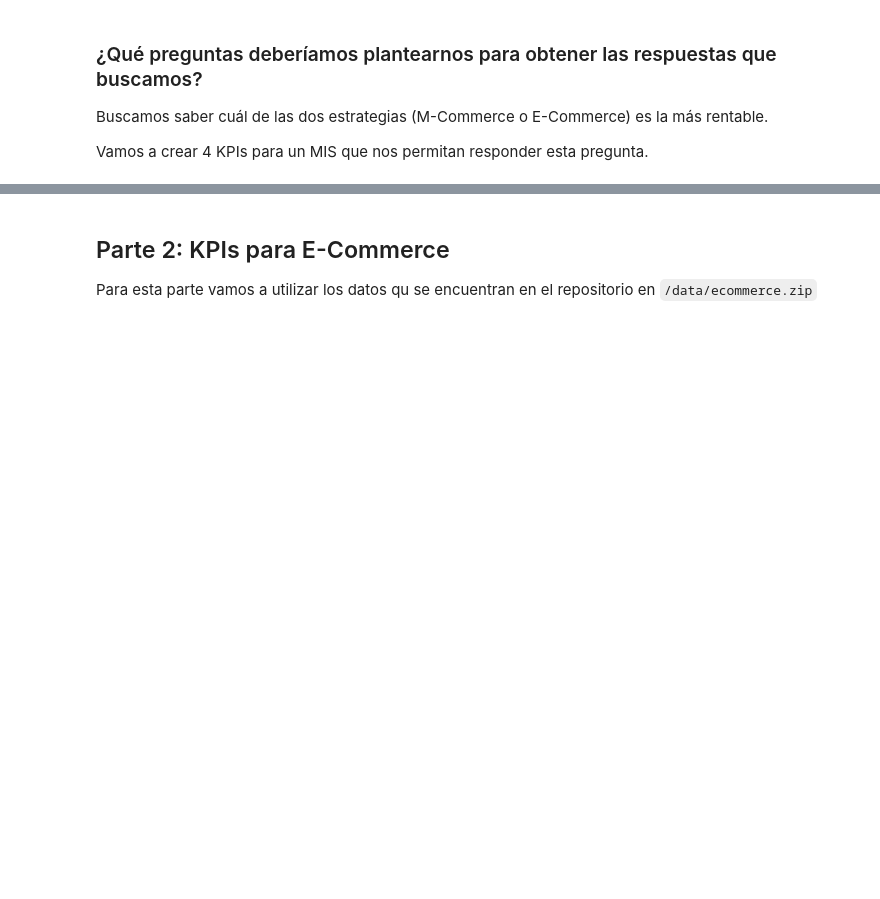
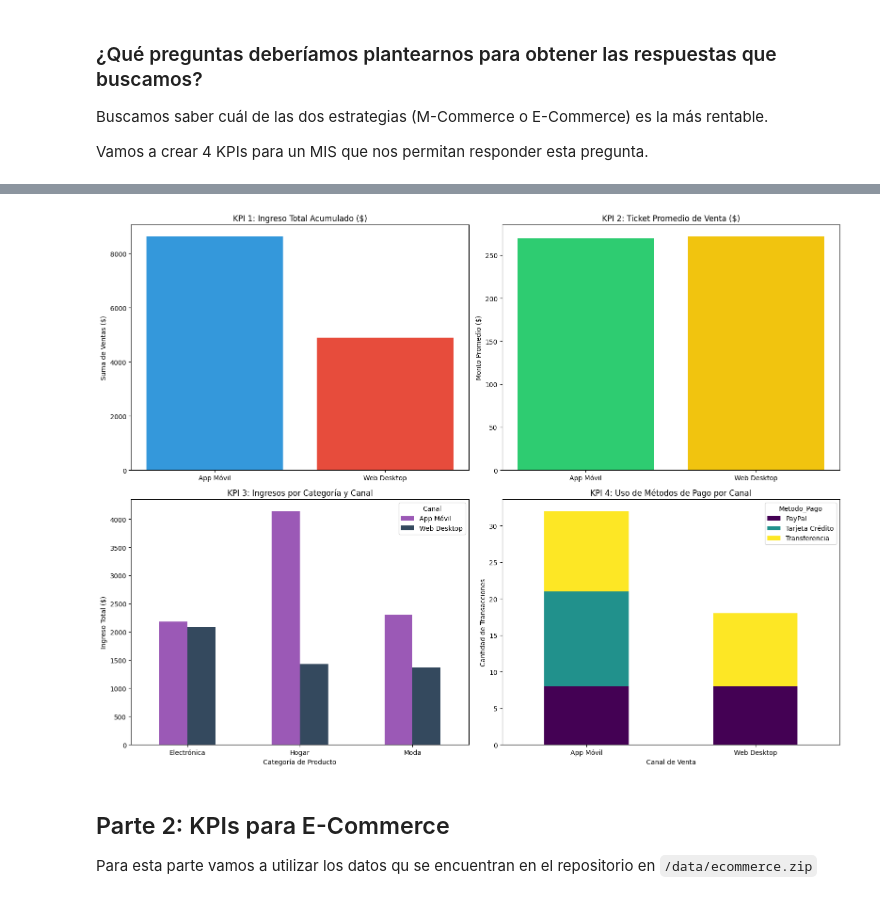
Before and after one commit to gabrielquilachaminds-cloud/Gabriel-Quilachamin---Negocios-DIgitales, a Jupyter notebook: notebooks/02_ebusiness.ipynb, the cells around one changed output, grey strips where cells are left out. Cells and saved outputs as stored; diff of their text form; code cells hidden in the pictures; blank space fills up the shorter version.

```diff
--- a/notebooks/02_ebusiness.ipynb
+++ b/notebooks/02_ebusiness.ipynb
@@ -49,3 +69,42 @@ Vamos a crear 4 KPIs para un MIS que nos permitan responder esta pregunta.
+# %%
+import matplotlib.pyplot as plt
+
+fig, axes = plt.subplots(2, 2, figsize=(16, 12))
+
+# --- KPI 1: Ingreso Total por Canal ---
+kpi1_total = df.groupby('Canal')['Total_Venta'].sum()
+axes[0, 0].bar(kpi1_total.index, kpi1_total.values, color=['#3498db', '#e74c3c'])
+axes[0, 0].set_title('KPI 1: Ingreso Total Acumulado ($)')
+axes[0, 0].set_ylabel('Suma de Ventas ($)')
+
+# --- KPI 2: Ticket Promedio por Canal ---
+kpi2_promedio = df.groupby('Canal')['Total_Venta'].mean()
+axes[0, 1].bar(kpi2_promedio.index, kpi2_promedio.values, color=['#2ecc71', '#f1c40f'])
+axes[0, 1].set_title('KPI 2: Ticket Promedio de Venta ($)')
+axes[0, 1].set_ylabel('Monto Promedio ($)')
+
+# --- KPI 3: Ingresos por Categoría cruzado por Canal ---
+# Agrupamos por dos columnas y usamos unstack() para poder graficar barras juntas
+kpi3_cat = df.groupby(['Categoria', 'Canal'])['Total_Venta'].sum().unstack()
+kpi3_cat.plot(kind='bar', ax=axes[1, 0], color=['#9b59b6', '#34495e'])
+axes[1, 0].set_title('KPI 3: Ingresos por Categoría y Canal')
+axes[1, 0].set_ylabel('Ingreso Total ($)')
+axes[1, 0].set_xlabel('Categoría de Producto')
+axes[1, 0].tick_params(axis='x', rotation=0) # Para que los nombres de abajo no salgan virados
+
+# --- KPI 4: Métodos de Pago por Canal ---
+# Contamos cuántas transacciones hay por método de pago en cada canal
+kpi4_pago = df.groupby(['Canal', 'Metodo_Pago']).size().unstack(fill_value=0)
+kpi4_pago.plot(kind='bar', stacked=True, ax=axes[1, 1], colormap='viridis')
+axes[1, 1].set_title('KPI 4: Uso de Métodos de Pago por Canal')
+axes[1, 1].set_ylabel('Cantidad de Transacciones')
+axes[1, 1].set_xlabel('Canal de Venta')
+axes[1, 1].tick_params(axis='x', rotation=0)
+
+plt.tight_layout()
+plt.show()
+# %% [output]
+[figure, added]
 # %% [markdown]
 ## Parte 2: KPIs para E-Commerce
 
```
Also changed, not shown: parts of 6 cells of this notebook.
